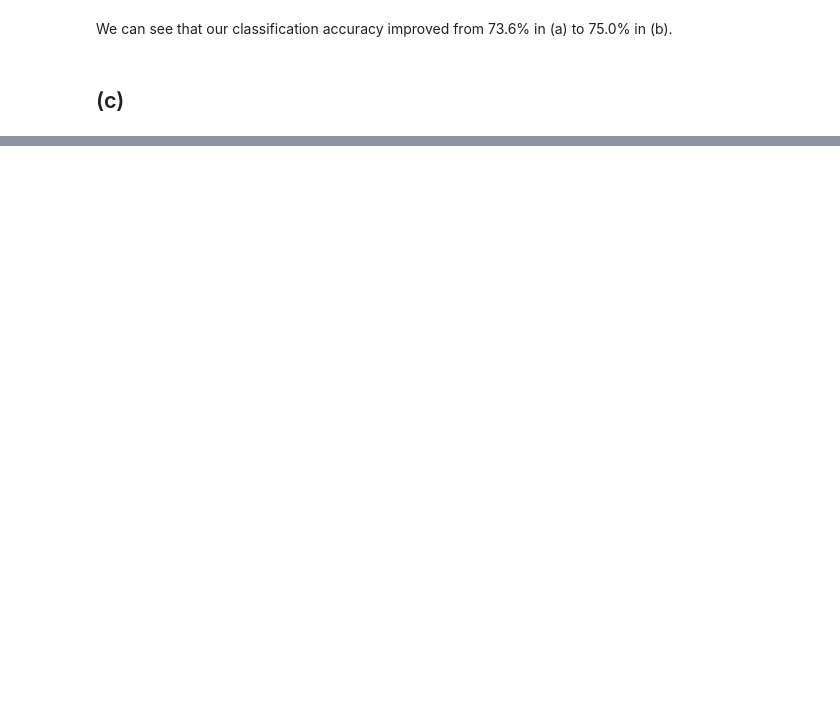
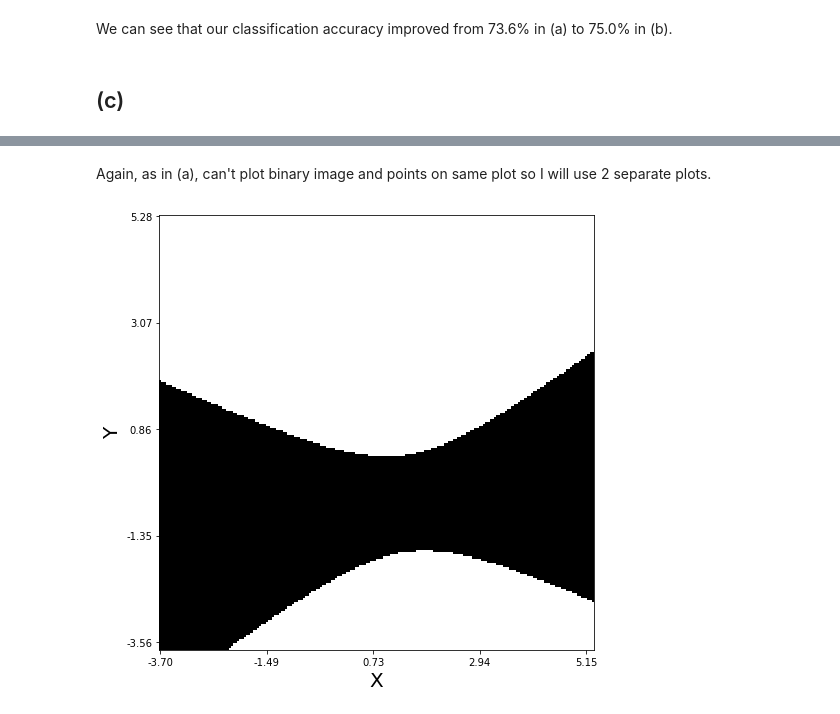
Before and after one commit to rfeinman/hw-mathtools, a Jupyter notebook: Feinman_Reuben_HW6/hw6.ipynb, the cells around one changed output, grey strips where cells are left out. Drawn from its saved outputs; the diff is of its cells as text; code cells hidden in the pictures; blank space fills up the shorter version.

```diff
--- a/Feinman_Reuben_HW6/hw6.ipynb
+++ b/Feinman_Reuben_HW6/hw6.ipynb
@@ -762,0 +769,47 @@ We can see that our classification accuracy improved from 73.6% in (a) to 75.0%
+# %%
+# Let's plot another binary image as we did in part (a).
+# Here's a helper function for computing the 2 gaussian images
+def compute_gauss_image(X, Y, mu, cov):
+    x_len = X.shape[1]
+    y_len = X.shape[0]
+    G = np.zeros_like(X)
+    for y in range(y_len):
+        for x in range(x_len):
+            # Call our function multivariate normal to get prob
+            G[y,x] = multivariate_normal(
+                [X[y_len-y-1,x], Y[y_len-y-1,x]],
+                mu,
+                cov
+            )
+
+    return G
+# %%
+# Build the meshgrid
+vmin = min(np.min(data1), np.min(data2)) - 1
+vmax = max(np.max(data1), np.max(data2)) + 1
+
+x = np.linspace(vmin, vmax, 200)
+y = np.linspace(vmin, vmax, 200)
+X, Y = np.meshgrid(x, y)
+
+# Compute the 2 Gaussian images
+G1 = compute_gauss_image(X, Y, mu1, cov1)
+G2 = compute_gauss_image(X, Y, mu2, cov2)
+# Compute the binary image
+bin_image = G2 > G1
+# %% [markdown]
+Again, as in (a), can't plot binary image and points on same plot so I will use 2 separate plots.
+# %%
+# Show the binary image
+ticks = np.asarray(range(0, 200, 49))
+xticks = ['%0.2f' % val for val in x[ticks]]
+yticks = ['%0.2f' % val for val in y[200-ticks-1]]
+plt.figure(figsize=(8,8))
+plt.imshow(bin_image, cmap='gray')
+plt.xlabel('X', fontsize=20)
+plt.ylabel('Y', fontsize=20)
+plt.xticks(ticks, xticks)
+plt.yticks(ticks, yticks)
+plt.show()
+# %% [output]
+[figure, added]
```
Also changed, not shown: parts of 10 cells of this notebook.
